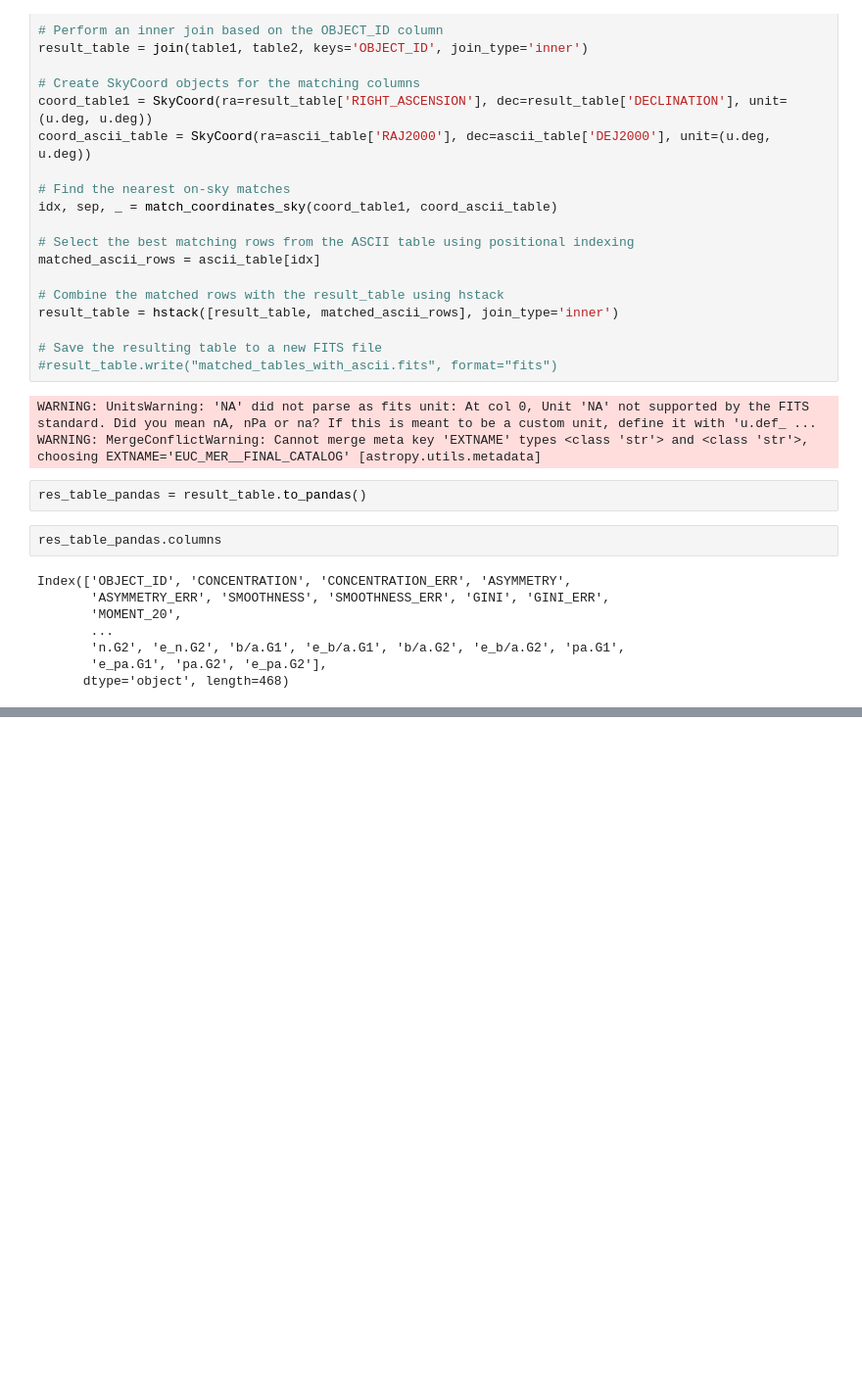
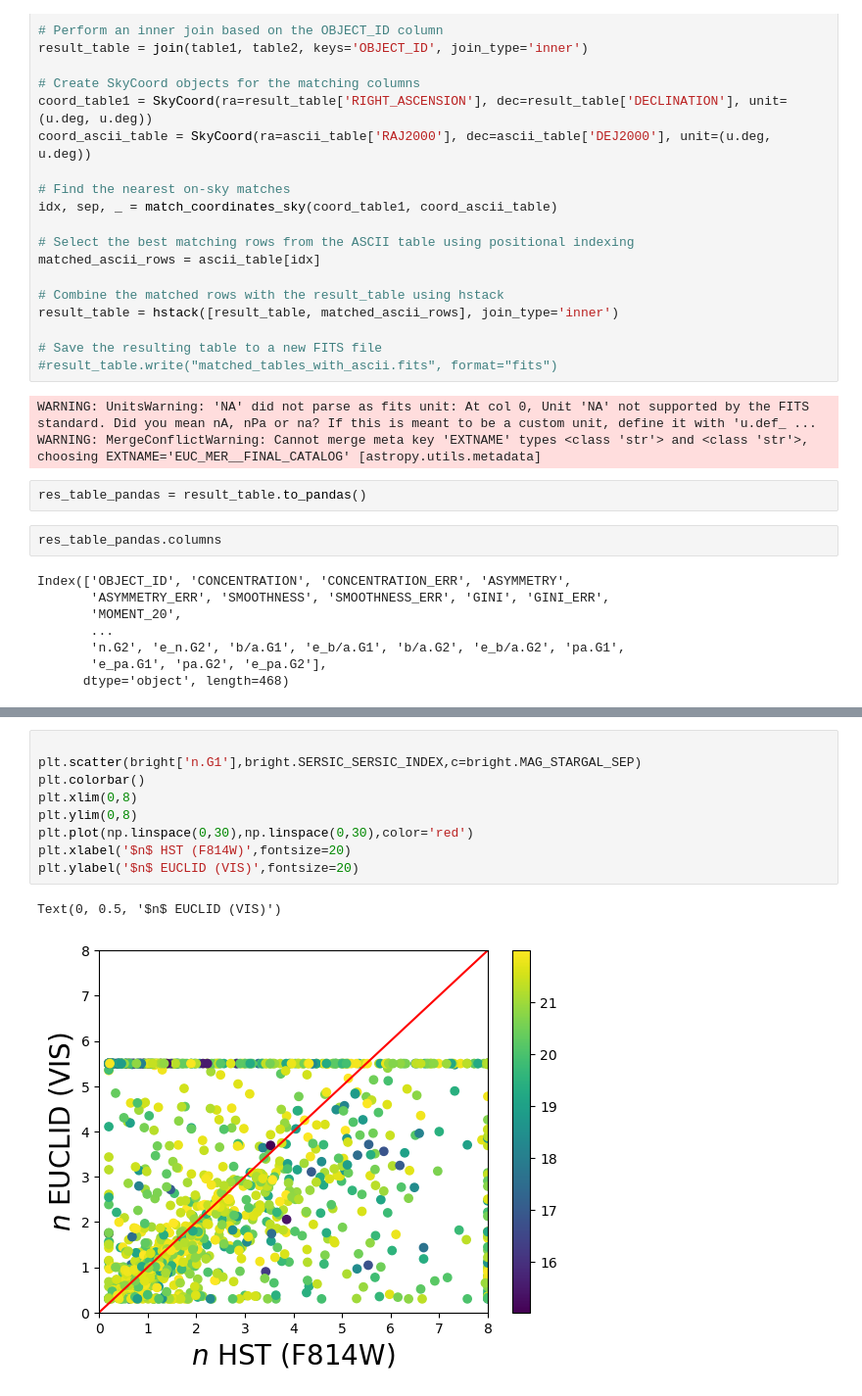
Before and after one commit to mhuertascompany/EC_Morphology_validation, a Jupyter notebook: COSMOS.ipynb, the cells around one changed output, grey strips where cells are left out. Shown: that part at 98% size. Cells and saved outputs as stored; diff of their text form; blank space fills up the shorter version.

```diff
--- a/COSMOS.ipynb
+++ b/COSMOS.ipynb
@@ -65,0 +82,12 @@ plt.scatter(res_table_pandas['Re.G1'],res_table_pandas.SERSIC_SERSIC_RADIUS)
+# %%
+
+plt.scatter(bright['n.G1'],bright.SERSIC_SERSIC_INDEX,c=bright.MAG_STARGAL_SEP)
+plt.colorbar()
+plt.xlim(0,8)
+plt.ylim(0,8)
+plt.plot(np.linspace(0,30),np.linspace(0,30),color='red')
+plt.xlabel('$n$ HST (F814W)',fontsize=20)
+plt.ylabel('$n$ EUCLID (VIS)',fontsize=20)
+# %% [output]
+Text(0, 0.5, '$n$ EUCLID (VIS)')
+[figure, added]
```
Also changed, not shown: parts of 6 cells of this notebook.
